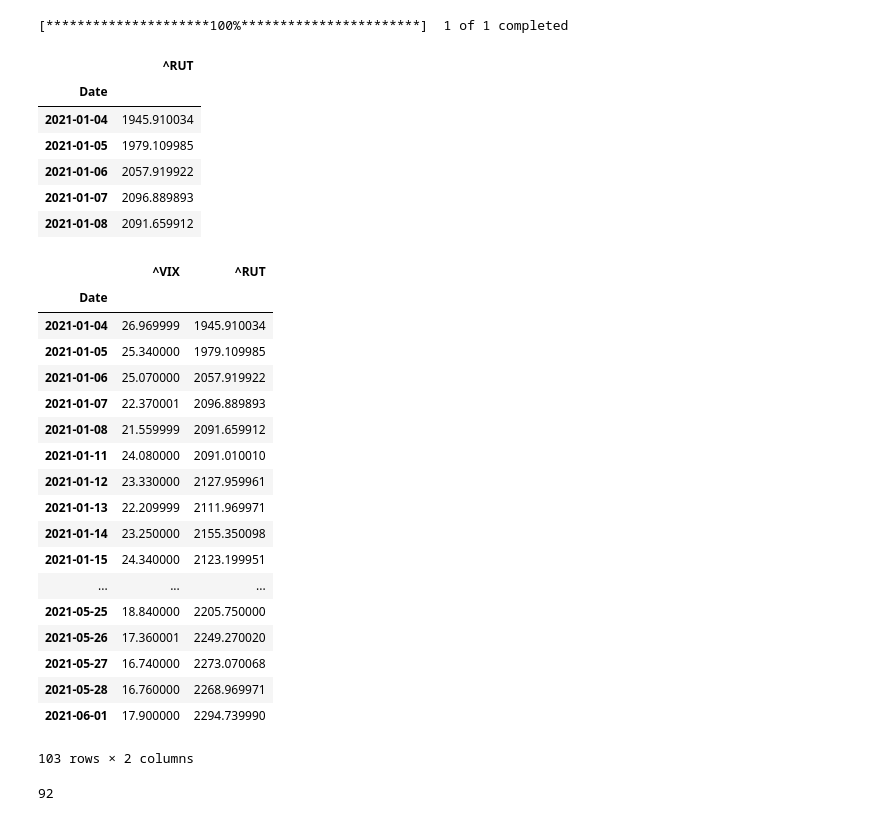
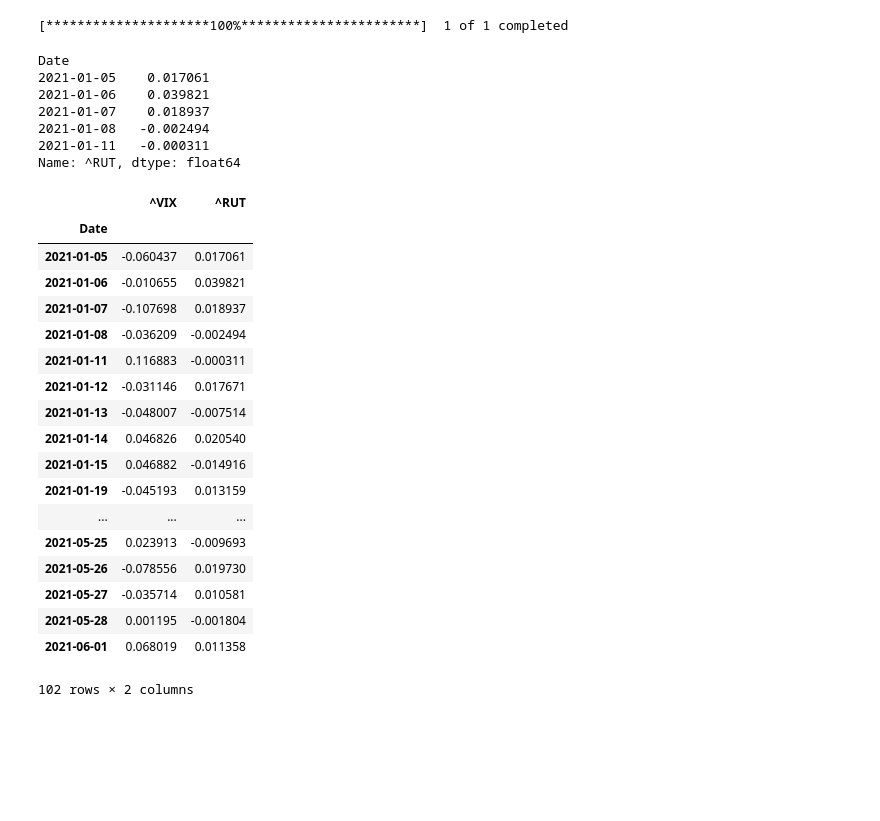
Before and after one commit to priscilla-wong/Project_2, a Jupyter notebook: LSTM_Time_Series_pct_chng.ipynb, the cells around one changed output. Saved outputs shown, nothing was run; the diff lists cells and outputs as text; code cells hidden in the pictures; blank space fills up the shorter version.

```diff
--- a/LSTM_Time_Series_pct_chng.ipynb
+++ b/LSTM_Time_Series_pct_chng.ipynb
@@ -22,10 +22,10 @@ random.set_seed(2)
 # %%
 # Load price data for gold using yfinance
 
-gold_df = yf.download("^VIX", start='2021-01-01', end='2021-06-02')
-gold_df = gold_df.drop(columns = ['Open', 'High', 'Low', 'Adj Close', 'Volume']).rename(columns = {'Close':'^VIX'})
-#gold_df = gold_df['^VIX'].pct_change()
-#gold_df = gold_df.dropna()
-gold_df.head()
+index_df = yf.download("^VIX", start='2021-01-01', end='2021-06-02')
+index_df = index_df.drop(columns = ['Open', 'High', 'Low', 'Adj Close', 'Volume']).rename(columns = {'Close':'^VIX'})
+index_df = index_df['^VIX'].pct_change()
+index_df = index_df.dropna()
+index_df.head()
 # %% [output]
 [*********************100%***********************]  1 of 1 completed
@@ -39,56 +39,44 @@ gold_df.head()
 # %%
 # Load price data for Bitcoin using yfinance
-bit_df = yf.download("^RUT", start='2021-01-01', end='2021-06-02')
-bit_df = bit_df.drop(columns = ['Open', 'High', 'Low', 'Adj Close', 'Volume']).rename(columns = {'Close':'^RUT'})
-#bit_df = bit_df['TSLA'].pct_change()
-#bit_df = bit_df.dropna()
-bit_df.head()
+stock_df = yf.download("^RUT", start='2021-01-01', end='2021-06-02')
+stock_df = stock_df.drop(columns = ['Open', 'High', 'Low', 'Adj Close', 'Volume']).rename(columns = {'Close':'^RUT'})
+stock_df = stock_df['^RUT'].pct_change()
+stock_df = stock_df.dropna()
+stock_df.head()
 # %% [output]
 [*********************100%***********************]  1 of 1 completed
-|  | ^RUT |
-| Date |  |
-| 2021-01-04 | 1945.910034 |
-| 2021-01-05 | 1979.109985 |
-| 2021-01-06 | 2057.919922 |
-| 2021-01-07 | 2096.889893 |
-| 2021-01-08 | 2091.659912 |
+Date
+2021-01-05    0.017061
+2021-01-06    0.039821
+2021-01-07    0.018937
+2021-01-08   -0.002494
+2021-01-11   -0.000311
+Name: ^RUT, dtype: float64
 # %%
 # Concatenate into single df
 
-df = pd.concat([gold_df, bit_df], axis="columns", join="inner")
+df = pd.concat([index_df, stock_df], axis="columns", join="inner")
 df
 # %% [output]
 |  | ^VIX | ^RUT |
 | Date |  |  |
-| 2021-01-04 | 26.969999 | 1945.910034 |
-| 2021-01-05 | 25.340000 | 1979.109985 |
-| 2021-01-06 | 25.070000 | 2057.919922 |
-| 2021-01-07 | 22.370001 | 2096.889893 |
-| 2021-01-08 | 21.559999 | 2091.659912 |
-| 2021-01-11 | 24.080000 | 2091.010010 |
-| 2021-01-12 | 23.330000 | 2127.959961 |
-| 2021-01-13 | 22.209999 | 2111.969971 |
-| 2021-01-14 | 23.250000 | 2155.350098 |
-| 2021-01-15 | 24.340000 | 2123.199951 |
+| 2021-01-05 | -0.060437 | 0.017061 |
+| 2021-01-06 | -0.010655 | 0.039821 |
+| 2021-01-07 | -0.107698 | 0.018937 |
+| 2021-01-08 | -0.036209 | -0.002494 |
+| 2021-01-11 | 0.116883 | -0.000311 |
+| 2021-01-12 | -0.031146 | 0.017671 |
+| 2021-01-13 | -0.048007 | -0.007514 |
+| 2021-01-14 | 0.046826 | 0.020540 |
+| 2021-01-15 | 0.046882 | -0.014916 |
+| 2021-01-19 | -0.045193 | 0.013159 |
 | ... | ... | ... |
-| 2021-05-25 | 18.840000 | 2205.750000 |
-| 2021-05-26 | 17.360001 | 2249.270020 |
-| 2021-05-27 | 16.740000 | 2273.070068 |
-| 2021-05-28 | 16.760000 | 2268.969971 |
-| 2021-06-01 | 17.900000 | 2294.739990 |
+| 2021-05-25 | 0.023913 | -0.009693 |
+| 2021-05-26 | -0.078556 | 0.019730 |
+| 2021-05-27 | -0.035714 | 0.010581 |
+| 2021-05-28 | 0.001195 | -0.001804 |
+| 2021-06-01 | 0.068019 | 0.011358 |
-103 rows × 2 columns
+102 rows × 2 columns
-# %%
-# Predict Closing Prices using a 10 day window of previous closing prices
-# Then, experiment with window sizes anywhere from 1 to 10 and see how the model performance changes
-window_size = 10
-
-# Column index 0 is the 'gold' column
-# Column index 1 is the 'bitcoin' column
-feature_column = 0
-target_column = 1
-X, y = window_data(df, window_size, feature_column, target_column)
-# %% [output]
-92
 # %%
 # Below function takes column number for the features (X) and target (y)
 # It accumulates the data with a rolling window of X(t-n) to predict Xt
```
Also changed, not shown: parts of 12 cells of this notebook, 2 other files.
